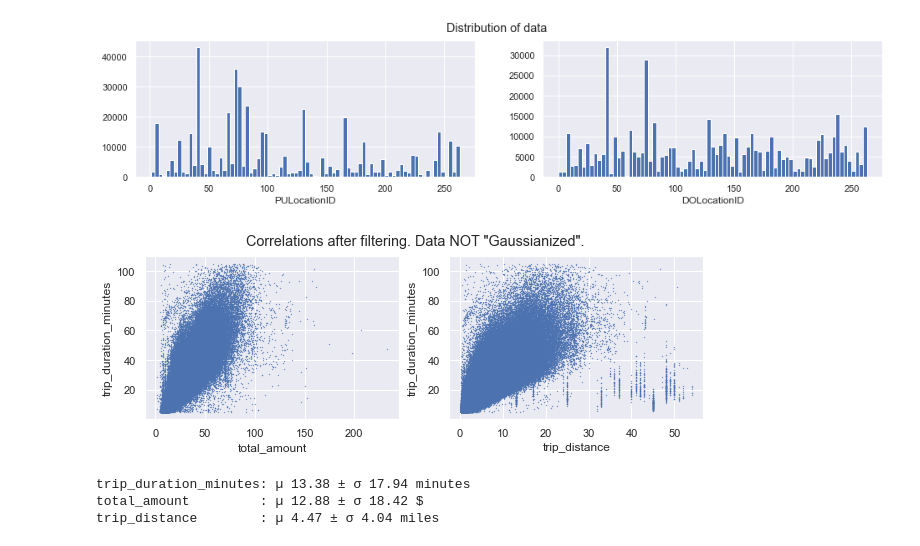
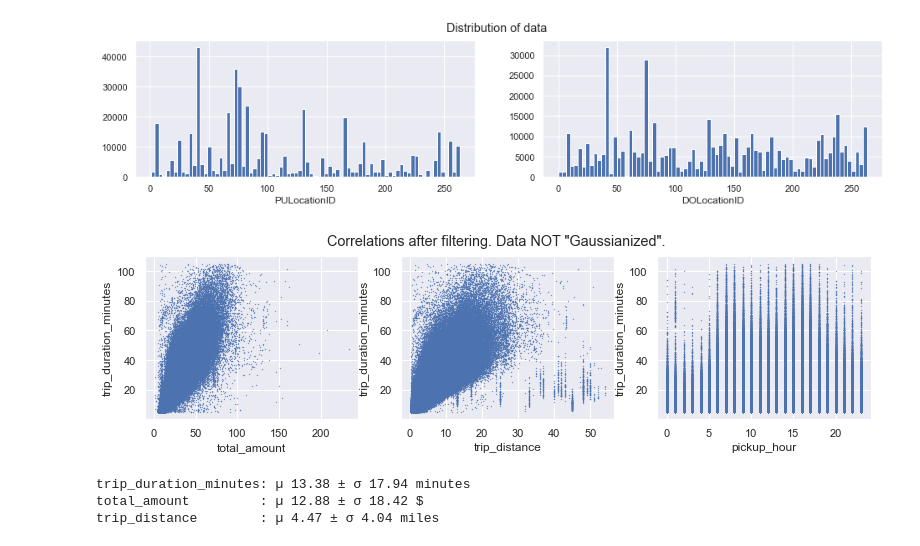
Before and after one commit to nilsriekers/data-literacy-project, a Jupyter notebook: exp/exp208_Gaussianize_Data.ipynb, the cells around one changed output. Drawn from its saved outputs; the diff is of its cells as text; code cells hidden in the pictures.

```diff
--- a/exp/exp208_Gaussianize_Data.ipynb
+++ b/exp/exp208_Gaussianize_Data.ipynb
@@ -225,20 +236,24 @@ plt.show()
 # %% [output]
 [figure]
 # %%
-fig, (ax1, ax2) = plt.subplots(1, 2, figsize=(10,3))
+fig, (ax1, ax2, ax3) = plt.subplots(1, 3, figsize=(13,3))
 fig.suptitle('Correlations after filtering. Data NOT "Gaussianized".')
 
 ax1.scatter(df_all_routes['total_amount'], df_all_routes['trip_duration_minutes'], s=0.1)
 ax1.set_xlabel('total_amount')
 ax1.set_ylabel('trip_duration_minutes')
 
 ax2.scatter(df_all_routes['trip_distance'], df_all_routes['trip_duration_minutes'], s=0.1)
 ax2.set_xlabel('trip_distance')
 ax2.set_ylabel('trip_duration_minutes')
 
+ax3.scatter(df_all_routes['pickup_hour'], df_all_routes['trip_duration_minutes'], s=0.1)
+ax3.set_xlabel('pickup_hour')
+ax3.set_ylabel('trip_duration_minutes')
+
 plt.show()
 # %% [output]
-[figure, old version]
+[figure, new version]
 # %%
 print('trip_duration_minutes: µ {:.2f} ± σ {:.2f} minutes'.format(df_all_routes['trip_duration_minutes'].std(),
                                                                   df_all_routes['trip_duration_minutes'].mean()))
```
Also changed, not shown: parts of 8 cells of this notebook, 2 other files.
